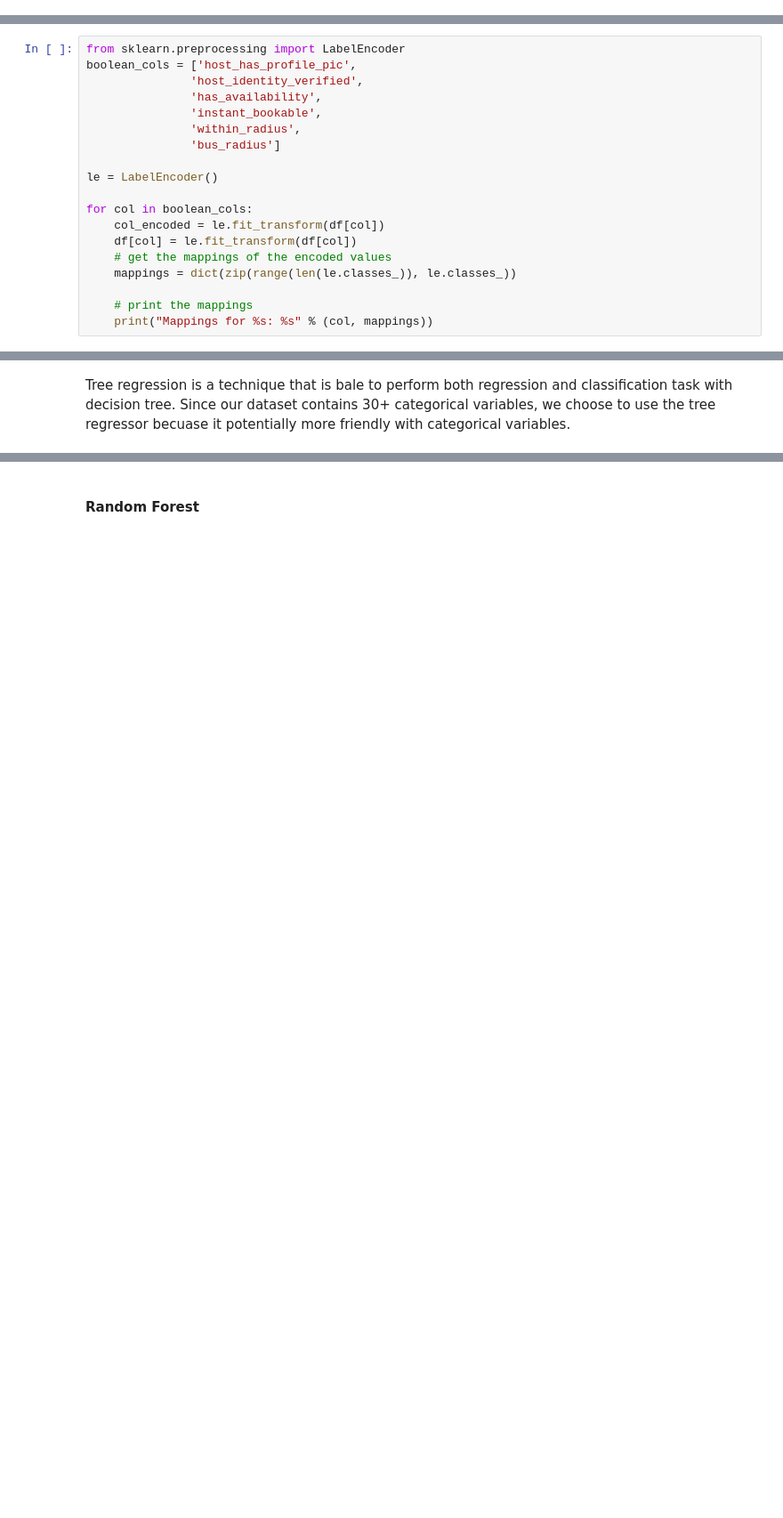
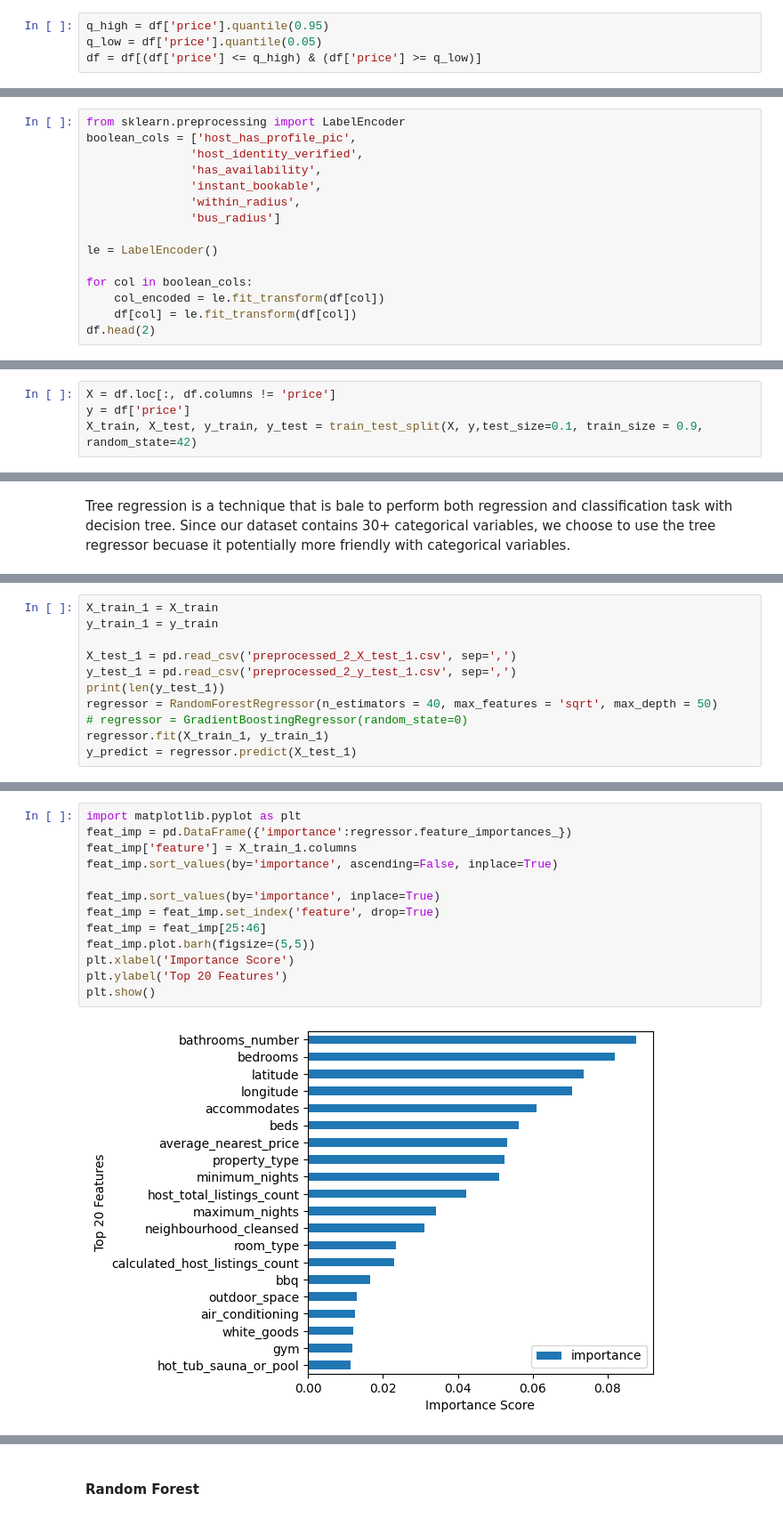
Before and after one commit to StellaLii/Airbnb-Project, a Jupyter notebook: vancouver_model/Machine_Learning_Model.ipynb, the cells around one changed output, grey strips where cells are left out. Shown at 89% size. Cells and saved outputs as stored; diff of their text form; blank space fills up the shorter version.

```diff
--- a/vancouver_model/Machine_Learning_Model.ipynb
+++ b/vancouver_model/Machine_Learning_Model.ipynb
@@ -125,6 +130,10 @@ df.price.head(2)
 0    157.0
 1    150.0
 Name: price, dtype: float64
+# %%
+q_high = df['price'].quantile(0.95)
+q_low = df['price'].quantile(0.05)
+df = df[(df['price'] <= q_high) & (df['price'] >= q_low)]
 # %% [markdown]
 ### 3. Convert bool value to numeric.
 # %%
@@ -141,9 +150,5 @@ le = LabelEncoder()
 for col in boolean_cols:
     col_encoded = le.fit_transform(df[col])
     df[col] = le.fit_transform(df[col])
-    # get the mappings of the encoded values
-    mappings = dict(zip(range(len(le.classes_)), le.classes_))
-
-    # print the mappings
-    print("Mappings for %s: %s" % (col, mappings))
+df.head(2)
 # %% [output]
@@ -420,0 +425,4 @@ Mappings for bathrooms_type: {0: 'private', 1: 'shared', 2: 'unknown'}
+# %%
+X = df.loc[:, df.columns != 'price']
+y = df['price']
+X_train, X_test, y_train, y_test = train_test_split(X, y,test_size=0.1, train_size = 0.9,  random_state=42)
@@ -424,0 +465,11 @@ Tree regression is a technique that is bale to perform both regression and class
+# %%
+X_train_1 = X_train
+y_train_1 = y_train
+
+X_test_1 = pd.read_csv('preprocessed_2_X_test_1.csv', sep=',')
+y_test_1 = pd.read_csv('preprocessed_2_y_test_1.csv', sep=',')
+print(len(y_test_1))
+regressor = RandomForestRegressor(n_estimators = 40, max_features = 'sqrt', max_depth = 50)
+# regressor = GradientBoostingRegressor(random_state=0)
+regressor.fit(X_train_1, y_train_1)
+y_predict = regressor.predict(X_test_1)
@@ -424,0 +490,15 @@ Tree regression is a technique that is bale to perform both regression and class
+# %%
+import matplotlib.pyplot as plt
+feat_imp = pd.DataFrame({'importance':regressor.feature_importances_})
+feat_imp['feature'] = X_train_1.columns
+feat_imp.sort_values(by='importance', ascending=False, inplace=True)
+
+feat_imp.sort_values(by='importance', inplace=True)
+feat_imp = feat_imp.set_index('feature', drop=True)
+feat_imp = feat_imp[25:46]
+feat_imp.plot.barh(figsize=(5,5))
+plt.xlabel('Importance Score')
+plt.ylabel('Top 20 Features')
+plt.show()
+# %% [output]
+[figure, added]
```
Also changed, not shown: parts of 34 cells of this notebook, 2 other files.
